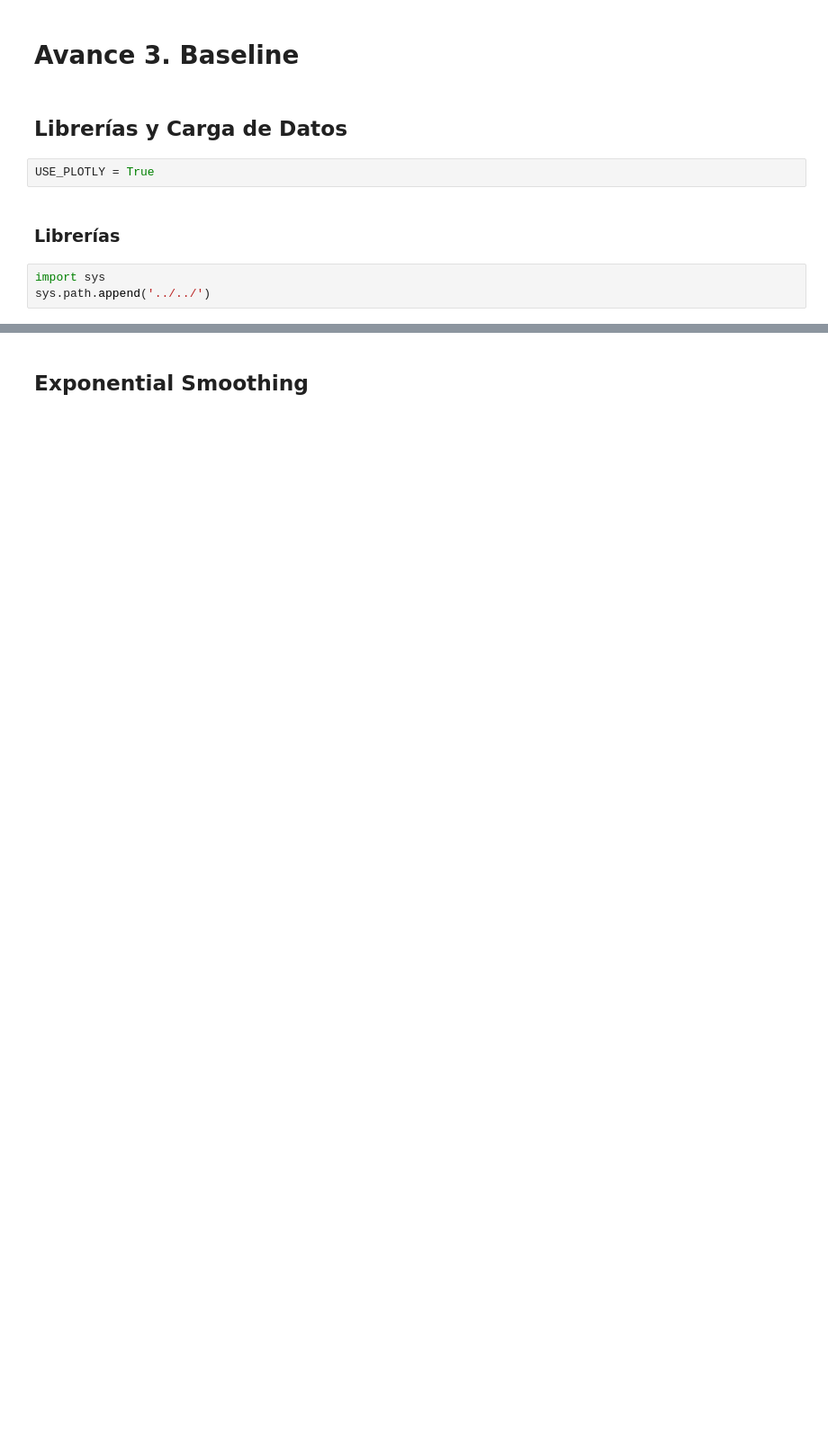
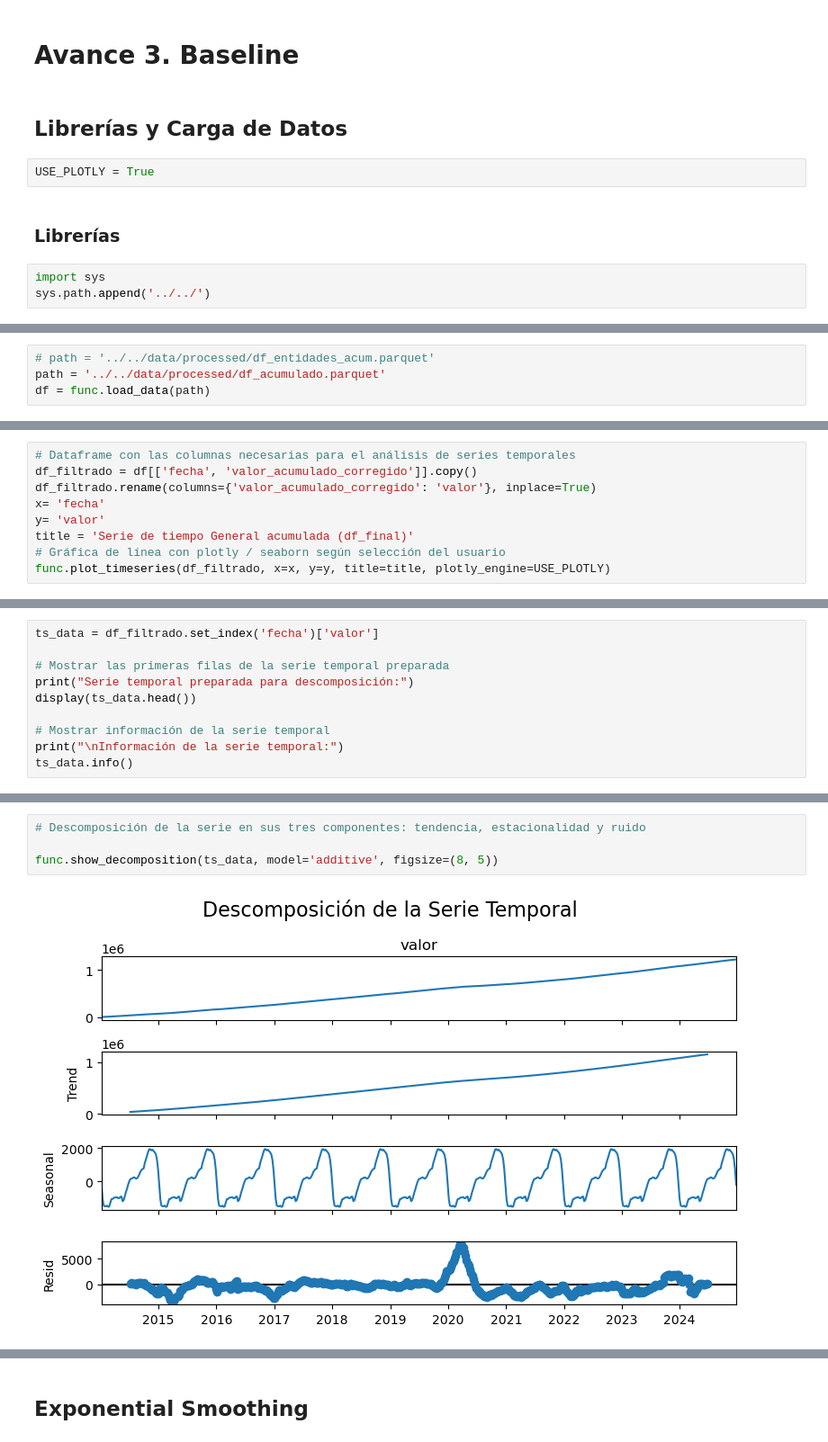
Before and after one commit to AbioticBaton4/proyecto-integrador-mna, a Jupyter notebook: notebooks/modeling/Avance3.Equipo16.ipynb, the cells around one changed output, grey strips where cells are left out. Shown at 90% size. Saved outputs shown, nothing was run; the diff lists cells and outputs as text; blank space fills up the shorter version.

Commit message:
update: finalize Avance3.Equipo16.ipynb with corrected code and complete baseline analysis

```diff
--- a/notebooks/modeling/Avance3.Equipo16.ipynb
+++ b/notebooks/modeling/Avance3.Equipo16.ipynb
@@ -233,0 +33,4 @@ df.head()
+# %%
+# path = '../../data/processed/df_entidades_acum.parquet'
+path = '../../data/processed/df_acumulado.parquet'
+df = func.load_data(path)
@@ -233,0 +71,9 @@ df.head()
+# %%
+# Dataframe con las columnas necesarias para el análisis de series temporales
+df_filtrado = df[['fecha', 'valor_acumulado_corregido']].copy()
+df_filtrado.rename(columns={'valor_acumulado_corregido': 'valor'}, inplace=True)
+x= 'fecha'
+y= 'valor'
+title = 'Serie de tiempo General acumulada (df_final)'
+# Gráfica de línea con plotly / seaborn según selección del usuario
+func.plot_timeseries(df_filtrado, x=x, y=y, title=title, plotly_engine=USE_PLOTLY)
@@ -233,0 +82,10 @@ df.head()
+# %%
+ts_data = df_filtrado.set_index('fecha')['valor']
+
+# Mostrar las primeras filas de la serie temporal preparada
+print("Serie temporal preparada para descomposición:")
+display(ts_data.head())
+
+# Mostrar información de la serie temporal
+print("\nInformación de la serie temporal:")
+ts_data.info()
@@ -233,0 +110,6 @@ df.head()
+# %%
+# Descomposición de la serie en sus tres componentes: tendencia, estacionalidad y ruido
+
+func.show_decomposition(ts_data, model='additive', figsize=(8, 5))
+# %% [output]
+[figure, added]
```
Also changed, not shown: parts of 80 cells of this notebook.
